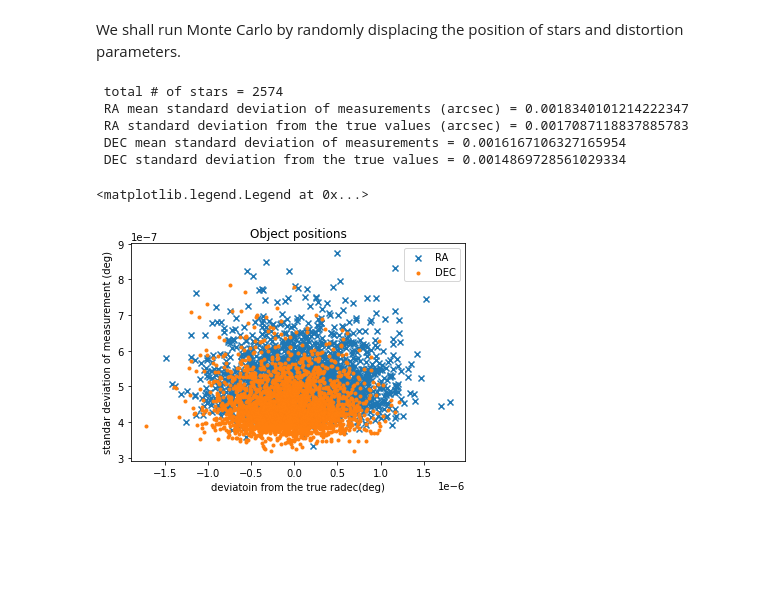
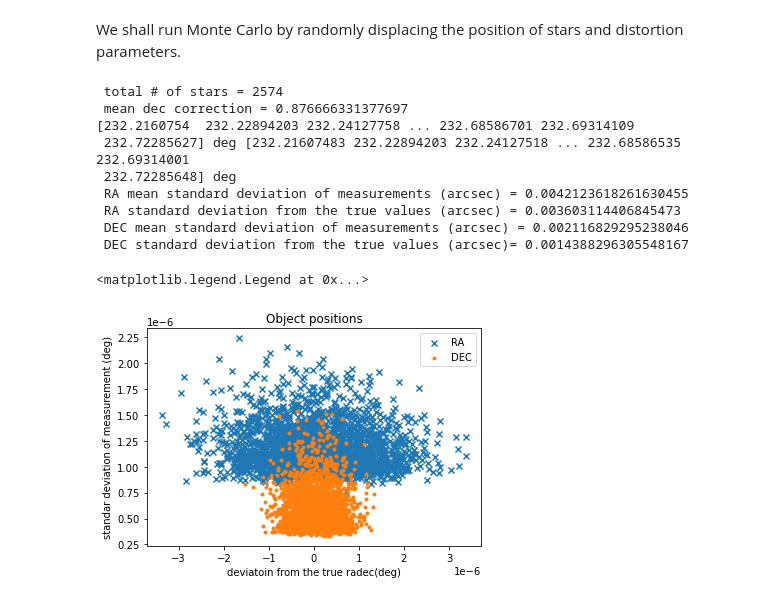
Before and after one commit to kawatadaisuke/JASMINE-analysis-testing, a Jupyter notebook: case7_challenge_00_pix2wcs.ipynb, the cells around one changed output. Drawn from its saved outputs; the diff is of its cells as text; code cells hidden in the pictures; blank space fills up the shorter version.

Commit message:
Comments for the WCS added. Effective RA corrections to compute residuals are added.

```diff
--- a/case7_challenge_00_pix2wcs.ipynb
+++ b/case7_challenge_00_pix2wcs.ipynb
@@ -1017,10 +1142,14 @@ def model_wrefs_werr_func(params, n_fields, dim_sip, observed_xy, radec_refstars
     # compute the mean ra/dec for unique stars
     cat_ids = unique(observed_xy_cp, 'catalog_id')['catalog_id']
 
-    ra_mean = np.zeros_like(observed_xy_cp['ra_est'])
-    dec_mean = np.zeros_like(observed_xy_cp['dec_est'])
+    ra_mean = np.zeros(len(observed_xy['ra_est']))
+    dec_mean = np.zeros(len(observed_xy['dec_est']))
+
     # compute weights from error in xy (um) -> radec (deg)
     w_observed_xy = 1.0/(observed_xy_cp['xy_err']*scale[0])
+
+    # effective RA: error does not need to adjusted.
+    observed_xy_cp['ra_est'] = observed_xy_cp['ra_est']*np.cos(observed_xy_cp['dec_est'].data*u.deg)
 
     for i in cat_ids:
         pos = np.where(observed_xy_cp['catalog_id'] == i)
@@ -1028,6 +1157,12 @@ def model_wrefs_werr_func(params, n_fields, dim_sip, observed_xy, radec_refstars
                                  weights=w_observed_xy[pos])*u.deg
         dec_mean[pos] = np.average(observed_xy_cp[pos]['dec_est'], \
                                  weights=w_observed_xy[pos])*u.deg
+
+    # effective RA for reference stars
+    radec_refstars_cp = radec_refstars.copy()
+    radec_refstars_cp.rename_column('ra', 'ra*')
+    radec_refstars_cp['ra*'] = radec_refstars_cp['ra*']*np.cos(radec_refstars_cp['dec'].data*u.deg)
+    # print(radec_refstars['ra'], radec_refstars_cp['ra*'])
 
     # reference stars' measured mean ra, dec to be compared
     # with the ra, dec of reference stars.
@@ -1044,7 +1179,7 @@ def model_wrefs_werr_func(params, n_fields, dim_sip, observed_xy, radec_refstars
       radec_est_refstars[i]['dec_est'] = dec_mean[observed_xy_cp['catalog_id'] == id][0]
 
     radec_est = np.concatenate((observed_xy_cp['ra_est'], observed_xy_cp['dec_est'], \
-                              radec_refstars['ra'], radec_refstars['dec']))
+                              radec_refstars_cp['ra*'], radec_refstars_cp['dec']))
     radec_est_mean = np.concatenate((ra_mean, dec_mean, radec_est_refstars['ra_est'], \
                                     radec_est_refstars['dec_est']))
     w_all = np.concatenate((w_observed_xy, w_observed_xy, w_refstars, w_refstars))
@@ -1319,42 +1458,55 @@ for i in range(n_mc):
     fit_field_params_try['pa'].unit = u.deg
     fit_field_params_try['field'] = np.arange(0, np.size(field_params))
 
     radec_allobjs_try = radec_calculator_ab(observed_xy_try, fit_field_params_try, \
                                     scale_try[0], a_matrix_try, b_matrix_try)
-    ra_allobjs_samp[:, i] = radec_allobjs_try['ra_est']
+    # use effective RA
+    ra_allobjs_samp[:, i] = radec_allobjs_try['ra_est']*np.cos(radec_allobjs_try['dec_est'].data*u.deg)
     dec_allobjs_samp[:, i] = radec_allobjs_try['dec_est']
 
 
-ra_allobjs_mean = np.mean(ra_allobjs_samp, axis=1)
+ra_allobjs_mean = np.mean(ra_allobjs_samp, axis=1)*u.deg
 ra_allobjs_std = np.std(ra_allobjs_samp, axis=1)
-dec_allobjs_mean = np.mean(dec_allobjs_samp, axis=1)
+dec_allobjs_mean = np.mean(dec_allobjs_samp, axis=1)*u.deg
 dec_allobjs_std = np.std(dec_allobjs_samp, axis=1)
 
+# we convert true obserfved ra to effective ra
+raeff_observed_xy = observed_xy['ra']*np.cos(observed_xy['dec'].data*u.deg)
+dec_observed_xy = observed_xy['dec']
+
+print(' mean dec correction =', np.mean(np.cos(observed_xy['dec'].data*u.deg)))
+
+print(raeff_observed_xy, ra_allobjs_mean)
+
 # error from the true value
-ra_allobjs_err = ra_allobjs_mean-observed_xy['ra']
-dec_allobjs_err = dec_allobjs_mean-observed_xy['dec']
+ra_allobjs_err = ra_allobjs_mean-raeff_observed_xy
+dec_allobjs_err = dec_allobjs_mean-dec_observed_xy
 
 plt.scatter(ra_allobjs_err, ra_allobjs_std, marker='x', label='RA')
 plt.scatter(dec_allobjs_err, dec_allobjs_std, marker='.', label='DEC')
 
 print(' RA mean standard deviation of measurements (arcsec) =', \
       (np.mean(ra_allobjs_std)*u.deg).to_value(u.arcsec))
 print(' RA standard deviation from the true values (arcsec) =',
-      (np.std(ra_allobjs_err)*u.deg).to_value(u.arcsec))
+      (np.std(ra_allobjs_err)).to_value(u.arcsec))
 print(' DEC mean standard deviation of measurements (arcsec) =',
       (np.mean(dec_allobjs_std)*u.deg).to_value(u.arcsec))
 print(' DEC standard deviation from the true values (arcsec)=',
-      (np.std(dec_allobjs_err)*u.deg).to_value(u.arcsec))
+      (np.std(dec_allobjs_err)).to_value(u.arcsec))
 
 plt.xlabel('deviatoin from the true radec(deg)')
 plt.ylabel('standar deviation of measurement (deg)')
 plt.title('Object positions')
 plt.legend()
 # %% [output]
  total # of stars = 2574
- RA mean standard deviation of measurements (arcsec) = 0.0018340101214222347
- RA standard deviation from the true values (arcsec) = 0.0017087118837885783
- DEC mean standard deviation of measurements = 0.0016167106327165954
- DEC standard deviation from the true values = 0.0014869728561029334
+ mean dec correction = 0.876666331377697
+[232.2160754  232.22894203 232.24127758 ... 232.68586701 232.69314109
+ 232.72285627] deg [232.21607483 232.22894203 232.24127518 ... 232.68586535 232.69314001
+ 232.72285648] deg
+ RA mean standard deviation of measurements (arcsec) = 0.0042123618261630455
+ RA standard deviation from the true values (arcsec) = 0.003603114406845473
+ DEC mean standard deviation of measurements (arcsec) = 0.002116829295238046
+ DEC standard deviation from the true values (arcsec)= 0.0014388296305548167
 <matplotlib.legend.Legend at 0x...>
-[figure, old version]
+[figure, new version]
```
Also changed, not shown: parts of 58 cells of this notebook.
